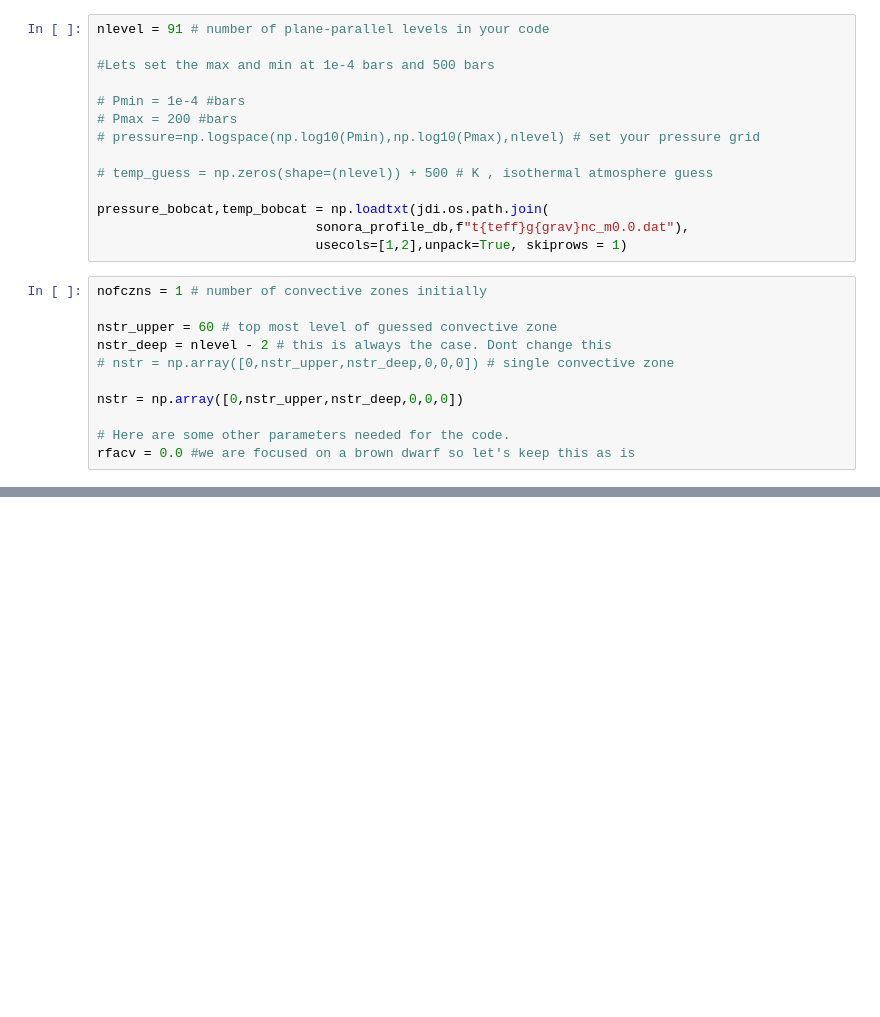
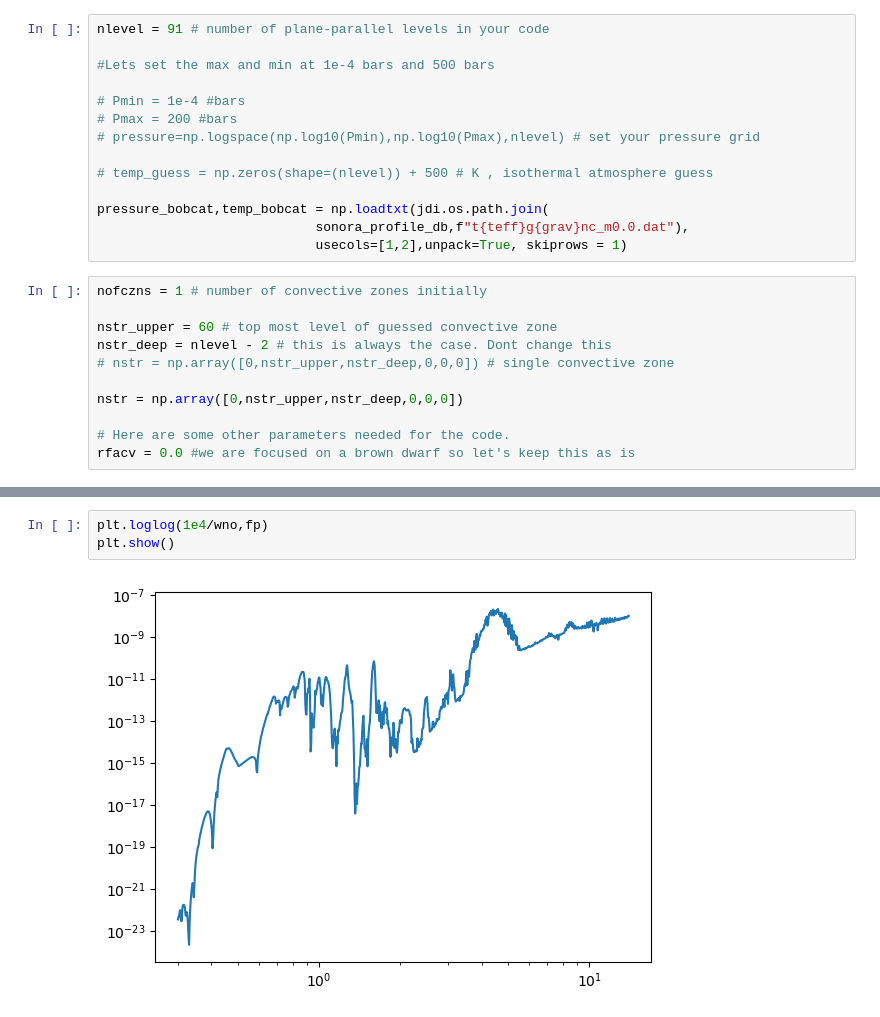
Before and after one commit to natashabatalha/picaso, a Jupyter notebook: scripts/patchy_clouds.ipynb, the cells around one changed output, grey strips where cells are left out. Cells and saved outputs as stored; diff of their text form; blank space fills up the shorter version.

```diff
--- a/scripts/patchy_clouds.ipynb
+++ b/scripts/patchy_clouds.ipynb
@@ -127,0 +126,5 @@ plt.show()
+# %%
+plt.loglog(1e4/wno,fp)
+plt.show()
+# %% [output]
+[figure, added]
```
Also changed, not shown: parts of 4 cells of this notebook, 1 other file.
